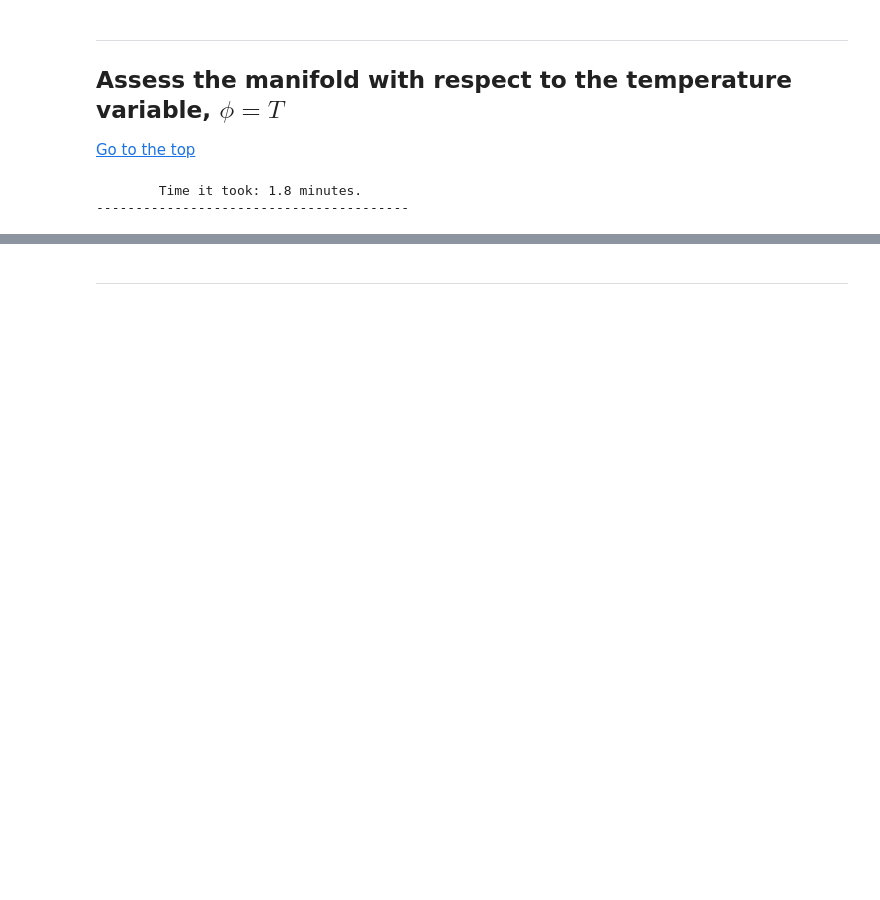
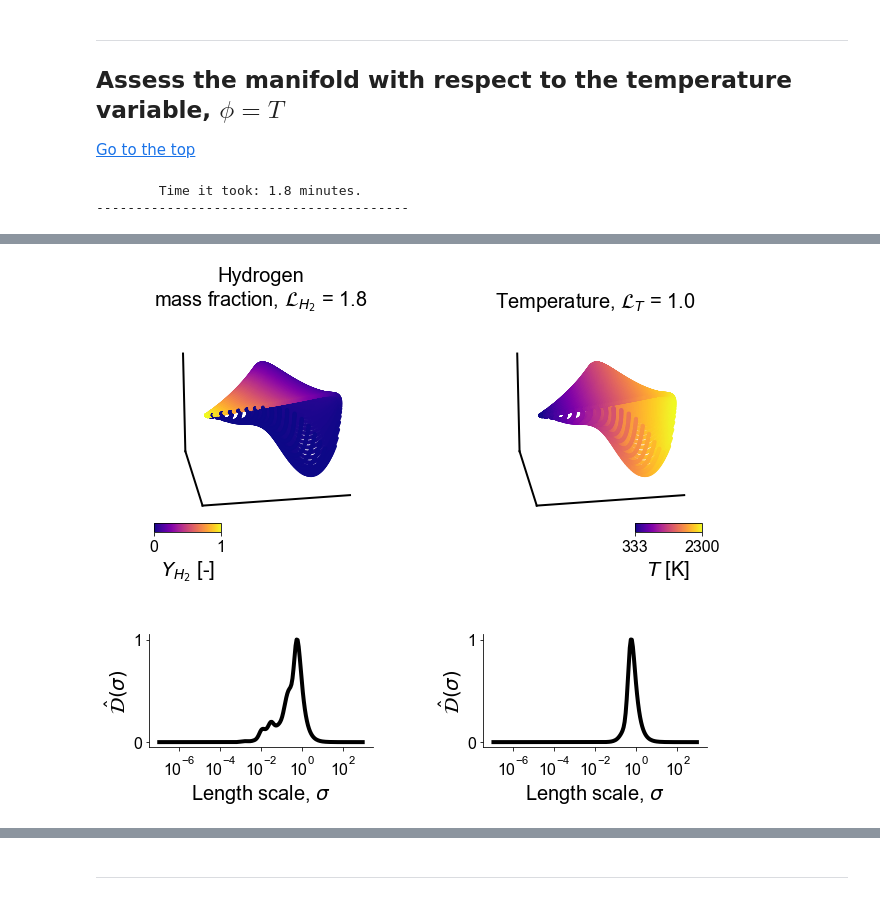
Before and after one commit to kamilazdybal/cost-function-manifold-assessment, a Jupyter notebook: code/paper-Figure-4-cost-function-application-to-detecting-large-gradients.ipynb, the cells around one changed output, grey strips where cells are left out. Cells and saved outputs as stored; diff of their text form; code cells hidden in the pictures; blank space fills up the shorter version.

```diff
--- a/code/paper-Figure-4-cost-function-application-to-detecting-large-gradients.ipynb
+++ b/code/paper-Figure-4-cost-function-application-to-detecting-large-gradients.ipynb
@@ -189 +128,75 @@ plt.yticks([0,1], fontsize=18)
+# %%
+fig = plt.figure(figsize=(10, 8))
+widths = [1, 0.2, 1]
+heights = [1, 0.2, 0.5]
+spec = fig.add_gridspec(ncols=3, nrows=3, width_ratios=widths, height_ratios=heights)
+
+ax = fig.add_subplot(spec[0,0], projection='3d')
+scat_a = ax.scatter(subset_PCs[:,0], subset_PCs[:,1], subset_PCs[:,2], c=state_space[:,2], s=10, alpha=1, cmap=colormap)
+ax.set_xticks([])
+ax.set_yticks([])
+ax.set_zticks([])
+for axis in [ax.w_xaxis, ax.w_yaxis, ax.w_zaxis]:
+    axis.line.set_linewidth(2)
+ax.tick_params(pad=5)
+ax.xaxis.pane.fill = False
+ax.yaxis.pane.fill = False
+ax.zaxis.pane.fill = False
+ax.xaxis.pane.set_edgecolor('w')
+ax.yaxis.pane.set_edgecolor('w')
+ax.zaxis.pane.set_edgecolor('w')
+ax.view_init(elev=20, azim=80)
+plt.title("Hydrogen\nmass fraction, $\mathcal{L}_{H_2}$ = " + str(round(cost_H2,1)), fontsize=20)
+cbaxes = inset_axes(ax, width="30%", height="4%", loc='lower left')
+cbar = plt.colorbar(scat_a, ticks=[np.min(state_space[:,2]),np.max(state_space[:,2])], orientation='horizontal', aspect=8, cax=cbaxes)
+cbar.ax.set_xlabel('$Y_{H_2}$ [-]', fontsize=20, rotation=0)
+cbar.ax.set_xticklabels(['0', '1'])
+for t in cbar.ax.get_xticklabels():
+     t.set_fontsize(16)
+
+ax = fig.add_subplot(spec[0,2], projection='3d')
+scat_a = ax.scatter(subset_PCs[:,0], subset_PCs[:,1], subset_PCs[:,2], c=state_space[:,0], s=10, alpha=1, cmap=colormap)
+ax.set_xticks([])
+ax.set_yticks([])
+ax.set_zticks([])
+for axis in [ax.w_xaxis, ax.w_yaxis, ax.w_zaxis]:
+    axis.line.set_linewidth(2)
+ax.tick_params(pad=5)
+ax.xaxis.pane.fill = False
+ax.yaxis.pane.fill = False
+ax.zaxis.pane.fill = False
+ax.xaxis.pane.set_edgecolor('w')
+ax.yaxis.pane.set_edgecolor('w')
+ax.zaxis.pane.set_edgecolor('w')
+ax.view_init(elev=20, azim=80)
+plt.title("Temperature, $\mathcal{L}_T$ = " + str(round(cost_T,1)), fontsize=20)
+cbaxes = inset_axes(ax, width="30%", height="4%", loc='lower right')
+cbar = plt.colorbar(scat_a, ticks=[np.min(state_space[:,0]),2300], orientation='horizontal', aspect=8, cax=cbaxes)
+cbar.ax.set_xlabel('$T$ [K]', fontsize=20, rotation=0)
+for t in cbar.ax.get_xticklabels():
+     t.set_fontsize(16)
+
+ax = fig.add_subplot(spec[2,0])
+plt.semilogx(sigma_H2, derivative_H2['H2'], color='k', lw=4)
+plt.xlabel('Length scale, $\sigma$', fontsize=20)
+plt.ylabel('$\hat{\mathcal{D}}(\sigma)$', fontsize=20)
+plt.gca().spines["top"].set_visible(False)
+plt.gca().spines["right"].set_visible(False)
+plt.xticks(fontsize=16)
+plt.yticks([0,1], fontsize=16)
+plt.minorticks_off()
+
+ax = fig.add_subplot(spec[2,2])
+plt.semilogx(sigma_T, derivative_T['T'], color='k', lw=4)
+plt.xlabel('Length scale, $\sigma$', fontsize=20)
+plt.ylabel('$\hat{\mathcal{D}}(\sigma)$', fontsize=20)
+plt.gca().spines["top"].set_visible(False)
+plt.gca().spines["right"].set_visible(False)
+plt.xticks(fontsize=16)
+plt.yticks([0,1], fontsize=16)
+plt.minorticks_off()
+
+if save_figures: plt.savefig('../figures/Figure-4.png', dpi=300, bbox_inches='tight')
+# %% [output]
+[figure, added]
 # %%
```
Also changed, not shown: parts of 10 cells of this notebook, 2 other files.
